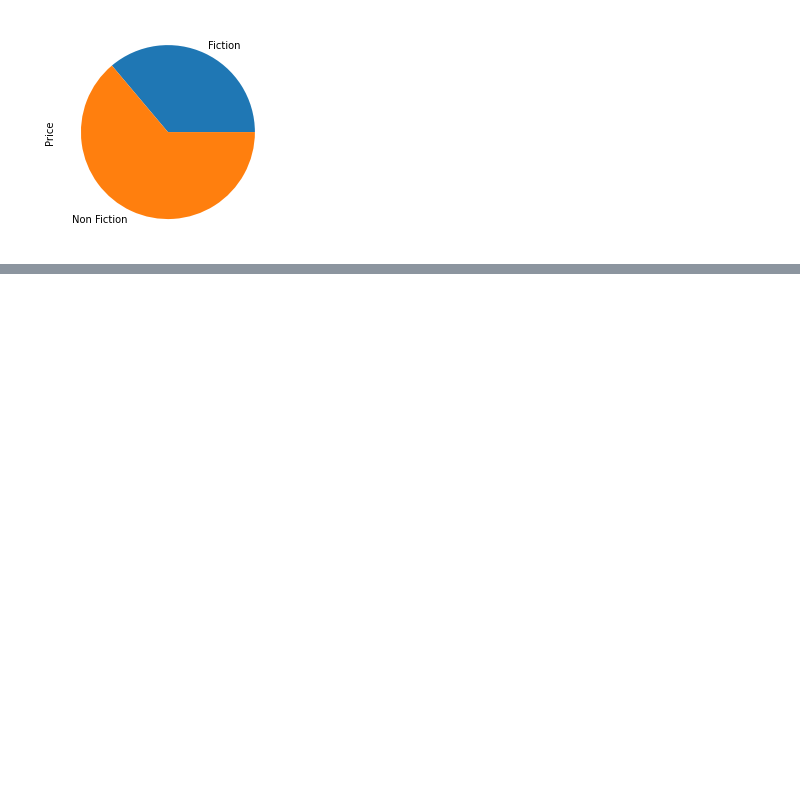
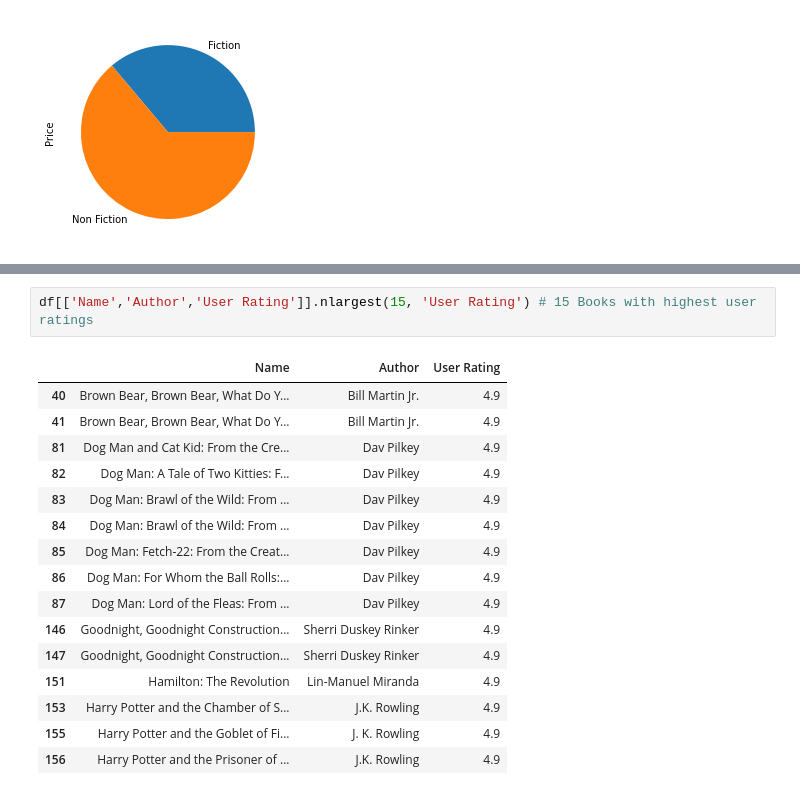
Before and after one commit to nivi-1993/Data-analysis, a Jupyter notebook: EDA on bestselling books-checkpoint.ipynb, the cells around one changed output, grey strips where cells are left out. Cells and saved outputs as stored; diff of their text form; blank space fills up the shorter version.

```diff
--- a/EDA on bestselling books-checkpoint.ipynb
+++ b/EDA on bestselling books-checkpoint.ipynb
@@ -169,0 +202,19 @@ df.groupby('Genre')['Price'].sum().plot(kind='pie') #price comparison
+# %%
+df[['Name','Author','User Rating']].nlargest(15, 'User Rating') # 15 Books with highest user ratings
+# %% [output]
+|  | Name | Author | User Rating |
+| 40 | Brown Bear, Brown Bear, What Do Y... | Bill Martin Jr. | 4.9 |
+| 41 | Brown Bear, Brown Bear, What Do Y... | Bill Martin Jr. | 4.9 |
+| 81 | Dog Man and Cat Kid: From the Cre... | Dav Pilkey | 4.9 |
+| 82 | Dog Man: A Tale of Two Kitties: F... | Dav Pilkey | 4.9 |
+| 83 | Dog Man: Brawl of the Wild: From ... | Dav Pilkey | 4.9 |
+| 84 | Dog Man: Brawl of the Wild: From ... | Dav Pilkey | 4.9 |
+| 85 | Dog Man: Fetch-22: From the Creat... | Dav Pilkey | 4.9 |
+| 86 | Dog Man: For Whom the Ball Rolls:... | Dav Pilkey | 4.9 |
+| 87 | Dog Man: Lord of the Fleas: From ... | Dav Pilkey | 4.9 |
+| 146 | Goodnight, Goodnight Construction... | Sherri Duskey Rinker | 4.9 |
+| 147 | Goodnight, Goodnight Construction... | Sherri Duskey Rinker | 4.9 |
+| 151 | Hamilton: The Revolution | Lin-Manuel Miranda | 4.9 |
+| 153 | Harry Potter and the Chamber of S... | J.K. Rowling | 4.9 |
+| 155 | Harry Potter and the Goblet of Fi... | J. K. Rowling | 4.9 |
+| 156 | Harry Potter and the Prisoner of ... | J.K. Rowling | 4.9 |
```
Also changed, not shown: parts of 3 cells of this notebook.
